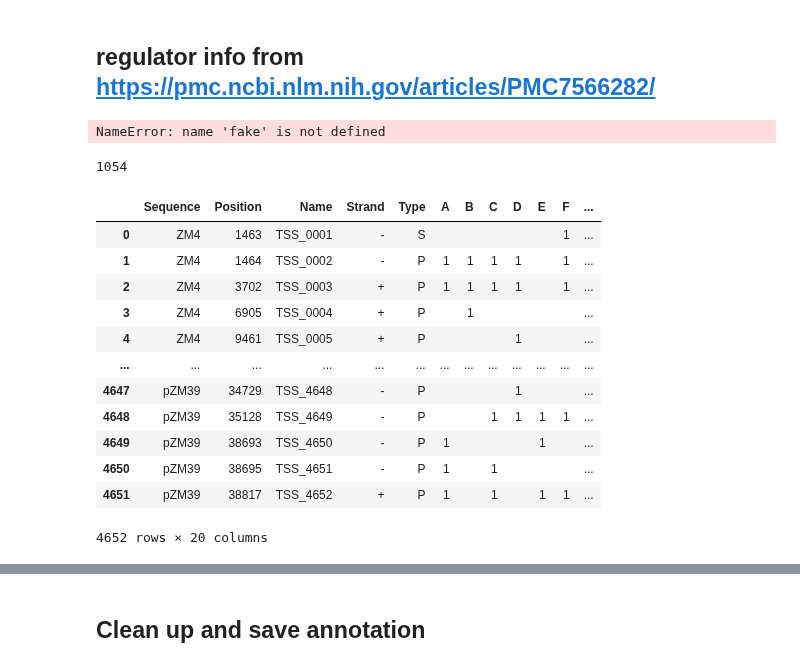
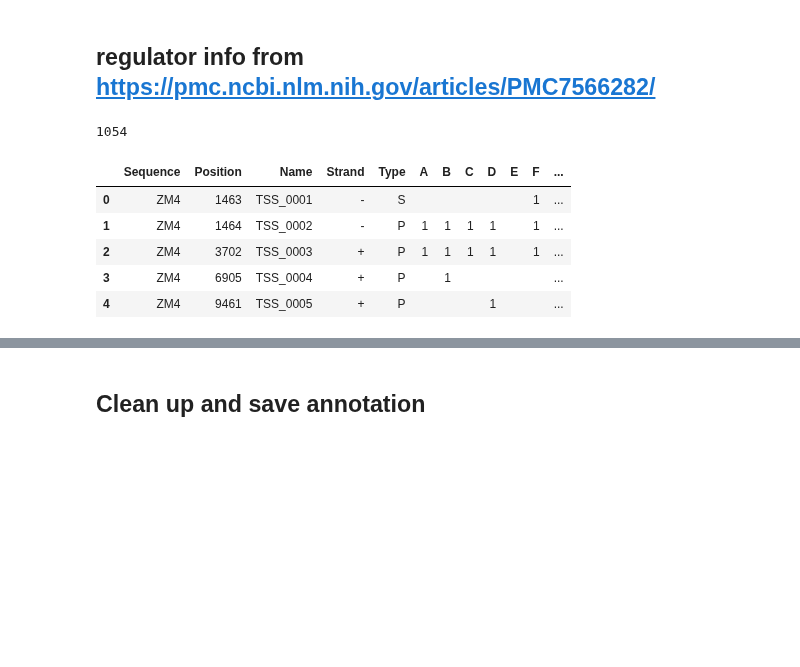
Before and after one commit to cristalzucsd/iModulonMiner, a Jupyter notebook: 5_characterize_iModulons/1_create_the_gene_table.ipynb, the cells around one changed output, grey strips where cells are left out. Drawn from its saved outputs; the diff is of its cells as text; code cells hidden in the pictures; blank space fills up the shorter version.

```diff
--- a/5_characterize_iModulons/1_create_the_gene_table.ipynb
+++ b/5_characterize_iModulons/1_create_the_gene_table.ipynb
@@ -366,10 +448,6 @@ Finally, merge the Biocyc information with the main annotation DataFrame
 DF_annot['operon'] = DF_biocyc['operon']
 # %% [markdown]
 ## regulator info from https://pmc.ncbi.nlm.nih.gov/articles/PMC7566282/
-# %%
-fake = fake
-# %% [output]
-NameError: name 'fake' is not defined
 # %%
 SI1 = pd.read_excel('../data/external/10_1128mSystems_00250-20/mSystems.00250-20-sd001.xlsx', sheet_name = 'TSSs')
 SI2 = pd.read_excel('../data/external/10_1128mSystems_00250-20/mSystems.00250-20-sd002.xlsx', sheet_name = 'Z. mobilis')
@@ -382,19 +460,12 @@ len(genes)
 # %% [output]
 1054
 # %%
-SI1
+SI1.head()
 # %% [output]
 |  | Sequence | Position | Name | Strand | Type | A | B | C | D | E | F | ... |
 | 0 | ZM4 | 1463 | TSS_0001 | - | S |  |  |  |  |  | 1 | ... |
 | 1 | ZM4 | 1464 | TSS_0002 | - | P | 1 | 1 | 1 | 1 |  | 1 | ... |
 | 2 | ZM4 | 3702 | TSS_0003 | + | P | 1 | 1 | 1 | 1 |  | 1 | ... |
 | 3 | ZM4 | 6905 | TSS_0004 | + | P |  | 1 |  |  |  |  | ... |
 | 4 | ZM4 | 9461 | TSS_0005 | + | P |  |  |  | 1 |  |  | ... |
-| ... | ... | ... | ... | ... | ... | ... | ... | ... | ... | ... | ... | ... |
-| 4647 | pZM39 | 34729 | TSS_4648 | - | P |  |  |  | 1 |  |  | ... |
-| 4648 | pZM39 | 35128 | TSS_4649 | - | P |  |  | 1 | 1 | 1 | 1 | ... |
-| 4649 | pZM39 | 38693 | TSS_4650 | - | P | 1 |  |  |  | 1 |  | ... |
-| 4650 | pZM39 | 38695 | TSS_4651 | - | P | 1 |  | 1 |  |  |  | ... |
-| 4651 | pZM39 | 38817 | TSS_4652 | + | P | 1 |  | 1 |  | 1 | 1 | ... |
-4652 rows × 20 columns
 # %%
```
Also changed, not shown: parts of 14 cells of this notebook, 17 other files.
